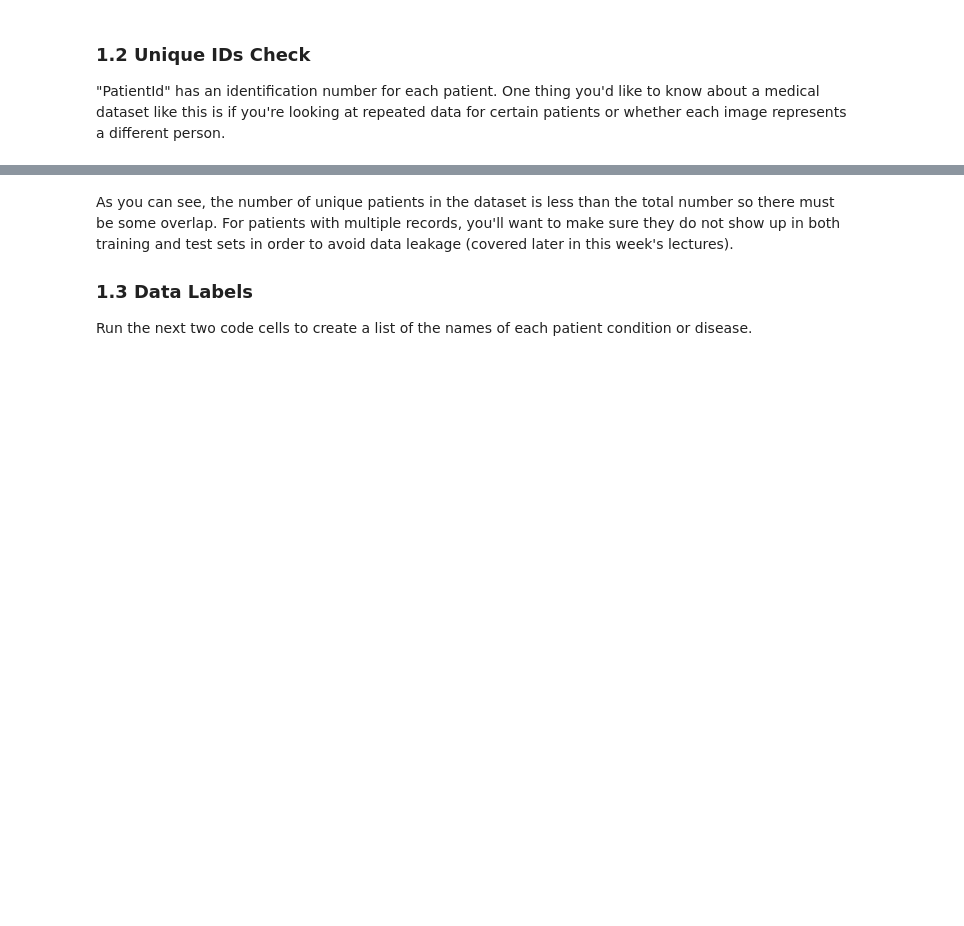
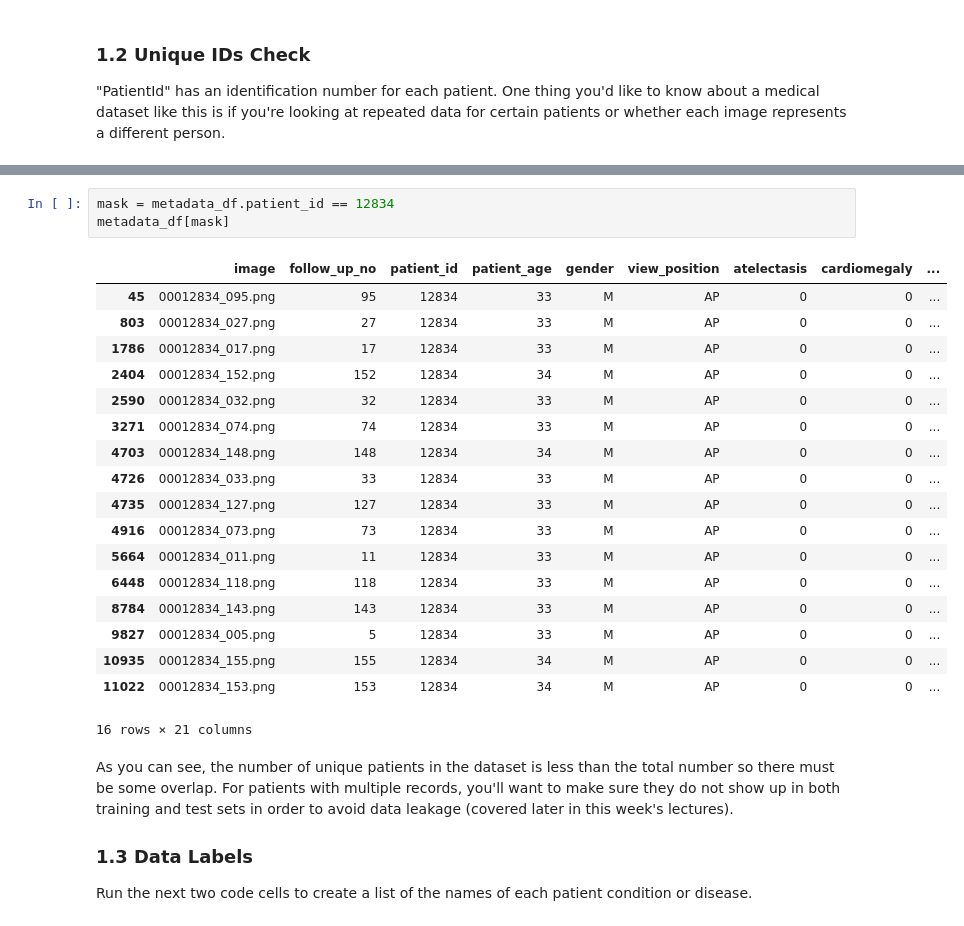
Before and after one commit to Knerten0815/ai_for_smart_health, a Jupyter notebook: Notebooks/ai_smart_health_05_first_CNNs_X-ray_template.ipynb, the cells around one changed output, grey strips where cells are left out. Drawn from its saved outputs; the diff is of its cells as text; blank space fills up the shorter version.

```diff
--- a/Notebooks/ai_smart_health_05_first_CNNs_X-ray_template.ipynb
+++ b/Notebooks/ai_smart_health_05_first_CNNs_X-ray_template.ipynb
@@ -60,3 +92,25 @@ from those the unique ids are {len(metadata_df['patient_id'].unique())} "
+# %%
+mask = metadata_df.patient_id == 12834
+metadata_df[mask]
+# %% [output]
+|  | image | follow_up_no | patient_id | patient_age | gender | view_position | atelectasis | cardiomegaly | ... |
+| 45 | 00012834_095.png | 95 | 12834 | 33 | M | AP | 0 | 0 | ... |
+| 803 | 00012834_027.png | 27 | 12834 | 33 | M | AP | 0 | 0 | ... |
+| 1786 | 00012834_017.png | 17 | 12834 | 33 | M | AP | 0 | 0 | ... |
+| 2404 | 00012834_152.png | 152 | 12834 | 34 | M | AP | 0 | 0 | ... |
+| 2590 | 00012834_032.png | 32 | 12834 | 33 | M | AP | 0 | 0 | ... |
+| 3271 | 00012834_074.png | 74 | 12834 | 33 | M | AP | 0 | 0 | ... |
+| 4703 | 00012834_148.png | 148 | 12834 | 34 | M | AP | 0 | 0 | ... |
+| 4726 | 00012834_033.png | 33 | 12834 | 33 | M | AP | 0 | 0 | ... |
+| 4735 | 00012834_127.png | 127 | 12834 | 33 | M | AP | 0 | 0 | ... |
+| 4916 | 00012834_073.png | 73 | 12834 | 33 | M | AP | 0 | 0 | ... |
+| 5664 | 00012834_011.png | 11 | 12834 | 33 | M | AP | 0 | 0 | ... |
+| 6448 | 00012834_118.png | 118 | 12834 | 33 | M | AP | 0 | 0 | ... |
+| 8784 | 00012834_143.png | 143 | 12834 | 33 | M | AP | 0 | 0 | ... |
+| 9827 | 00012834_005.png | 5 | 12834 | 33 | M | AP | 0 | 0 | ... |
+| 10935 | 00012834_155.png | 155 | 12834 | 34 | M | AP | 0 | 0 | ... |
+| 11022 | 00012834_153.png | 153 | 12834 | 34 | M | AP | 0 | 0 | ... |
+16 rows × 21 columns
 # %% [markdown]
 As you can see, the number of unique patients in the dataset is less than the total number so there must be some overlap. For patients with multiple records, you'll want to make sure they do not show up in both training and test sets in order to avoid data leakage (covered later in this week's lectures).
 
```
Also changed, not shown: parts of 20 cells of this notebook, 2 other files.
